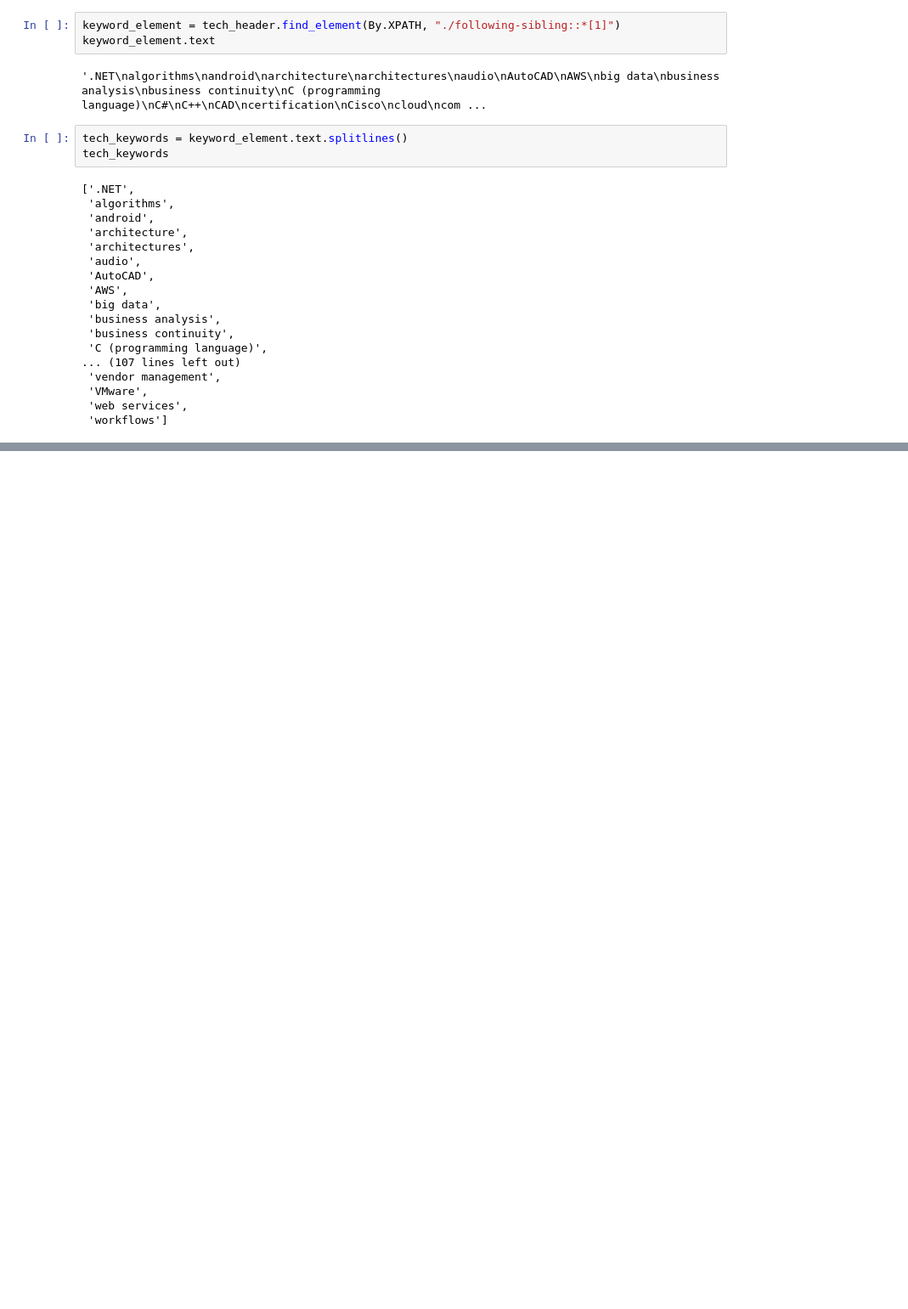
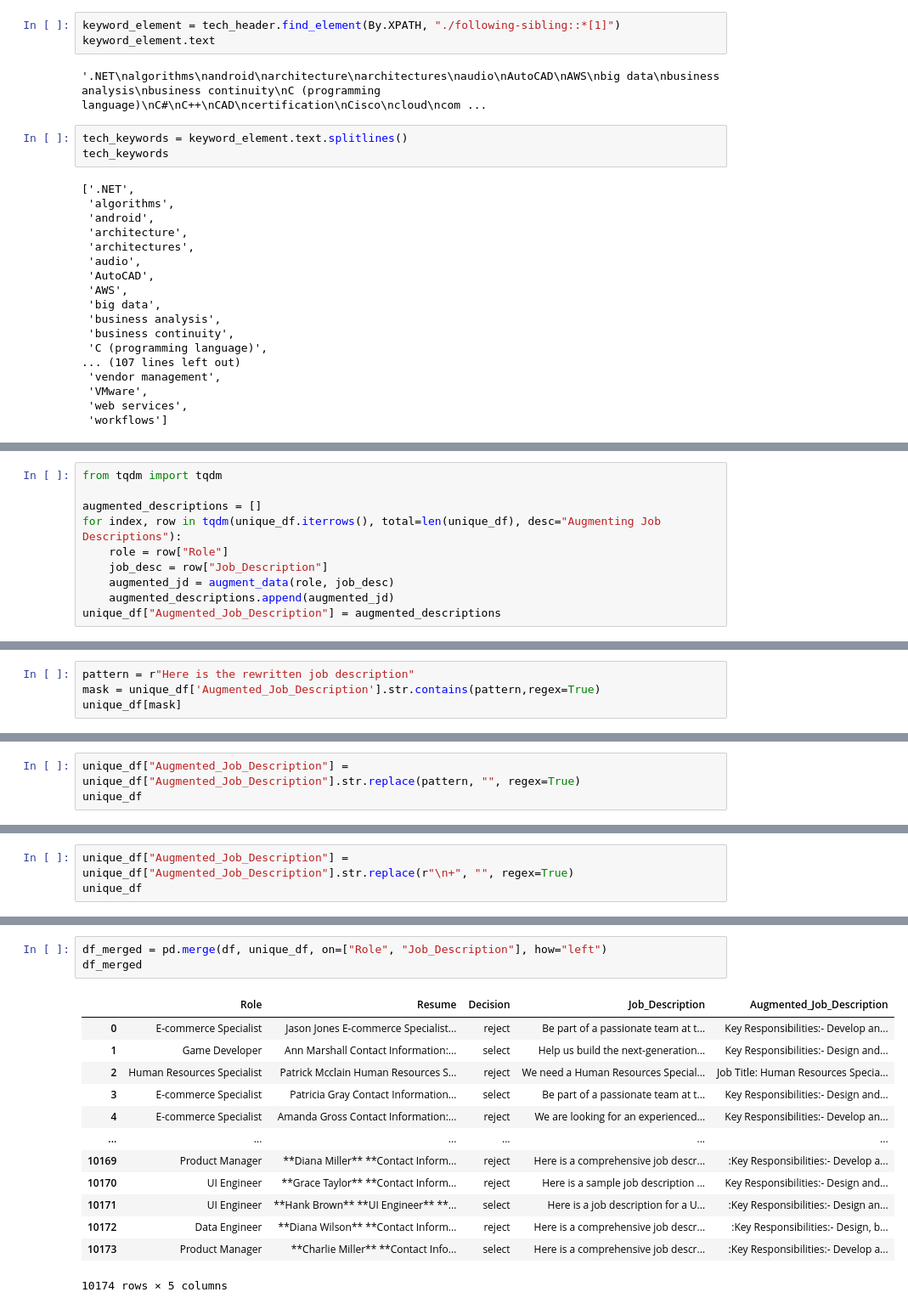
Before and after one commit to syahidhusein/Arbyte, a Jupyter notebook: src/preprocessing.ipynb, the cells around one changed output, grey strips where cells are left out. Shown at 85% size. Saved outputs shown, nothing was run; the diff lists cells and outputs as text; blank space fills up the shorter version.

Commit message:
augmented job descriptions and saved

```diff
--- a/src/preprocessing.ipynb
+++ b/src/preprocessing.ipynb
@@ -223,0 +353,10 @@ tech_keywords
+# %%
+from tqdm import tqdm
+
+augmented_descriptions = []
+for index, row in tqdm(unique_df.iterrows(), total=len(unique_df), desc="Augmenting Job Descriptions"):
+    role = row["Role"]
+    job_desc = row["Job_Description"]
+    augmented_jd = augment_data(role, job_desc)
+    augmented_descriptions.append(augmented_jd)
+unique_df["Augmented_Job_Description"] = augmented_descriptions
@@ -223,0 +384,4 @@ tech_keywords
+# %%
+pattern = r"Here is the rewritten job description"
+mask = unique_df['Augmented_Job_Description'].str.contains(pattern,regex=True)
+unique_df[mask]
@@ -223,0 +404,3 @@ tech_keywords
+# %%
+unique_df["Augmented_Job_Description"] = unique_df["Augmented_Job_Description"].str.replace(pattern, "", regex=True)
+unique_df
@@ -223,0 +423,3 @@ tech_keywords
+# %%
+unique_df["Augmented_Job_Description"] = unique_df["Augmented_Job_Description"].str.replace(r"\n+", "", regex=True)
+unique_df
@@ -223,0 +440,17 @@ tech_keywords
+# %%
+df_merged = pd.merge(df, unique_df, on=["Role", "Job_Description"], how="left")
+df_merged
+# %% [output]
+|  | Role | Resume | Decision | Job_Description | Augmented_Job_Description |
+| 0 | E-commerce Specialist | Jason Jones E-commerce Specialist... | reject | Be part of a passionate team at t... | Key Responsibilities:- Develop an... |
+| 1 | Game Developer | Ann Marshall Contact Information:... | select | Help us build the next-generation... | Key Responsibilities:- Design and... |
+| 2 | Human Resources Specialist | Patrick Mcclain Human Resources S... | reject | We need a Human Resources Special... | Job Title: Human Resources Specia... |
+| 3 | E-commerce Specialist | Patricia Gray Contact Information... | select | Be part of a passionate team at t... | Key Responsibilities:- Design and... |
+| 4 | E-commerce Specialist | Amanda Gross Contact Information:... | reject | We are looking for an experienced... | Key Responsibilities:- Develop an... |
+| ... | ... | ... | ... | ... | ... |
+| 10169 | Product Manager | **Diana Miller** **Contact Inform... | reject | Here is a comprehensive job descr... | :Key Responsibilities:- Develop a... |
+| 10170 | UI Engineer | **Grace Taylor** **Contact Inform... | reject | Here is a sample job description ... | Key Responsibilities:- Design and... |
+| 10171 | UI Engineer | **Hank Brown** **UI Engineer** **... | select | Here is a job description for a U... | :Key Responsibilities:- Design an... |
+| 10172 | Data Engineer | **Diana Wilson** **Contact Inform... | reject | Here is a comprehensive job descr... | :Key Responsibilities:- Design, b... |
+| 10173 | Product Manager | **Charlie Miller** **Contact Info... | select | Here is a comprehensive job descr... | :Key Responsibilities:- Develop a... |
+10174 rows × 5 columns
```
Also changed, not shown: parts of 24 cells of this notebook, 1 other file.
